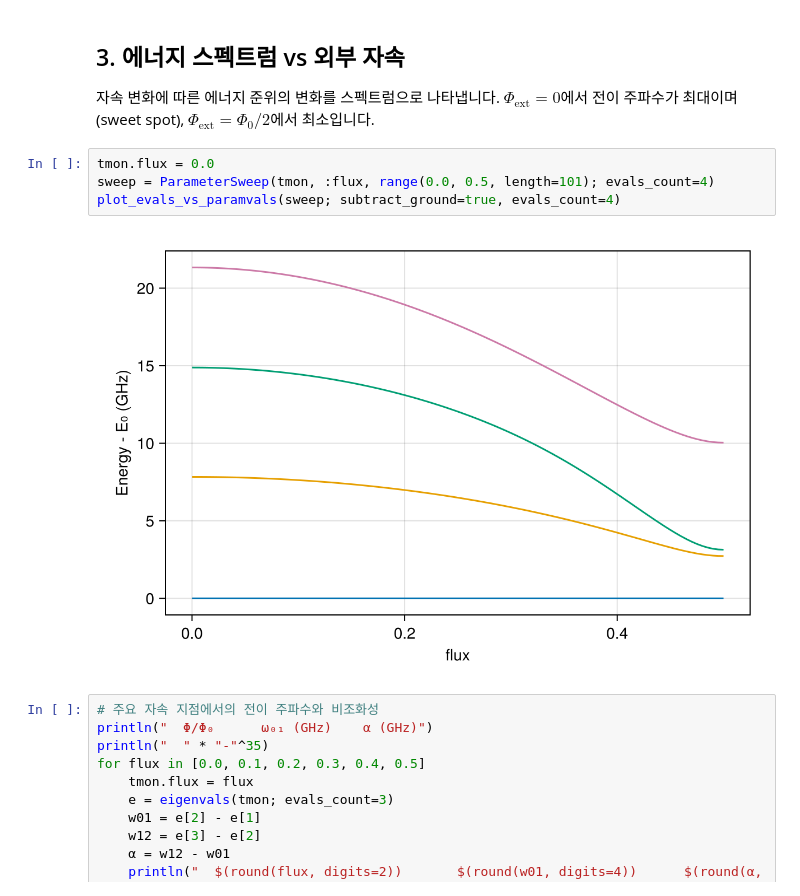
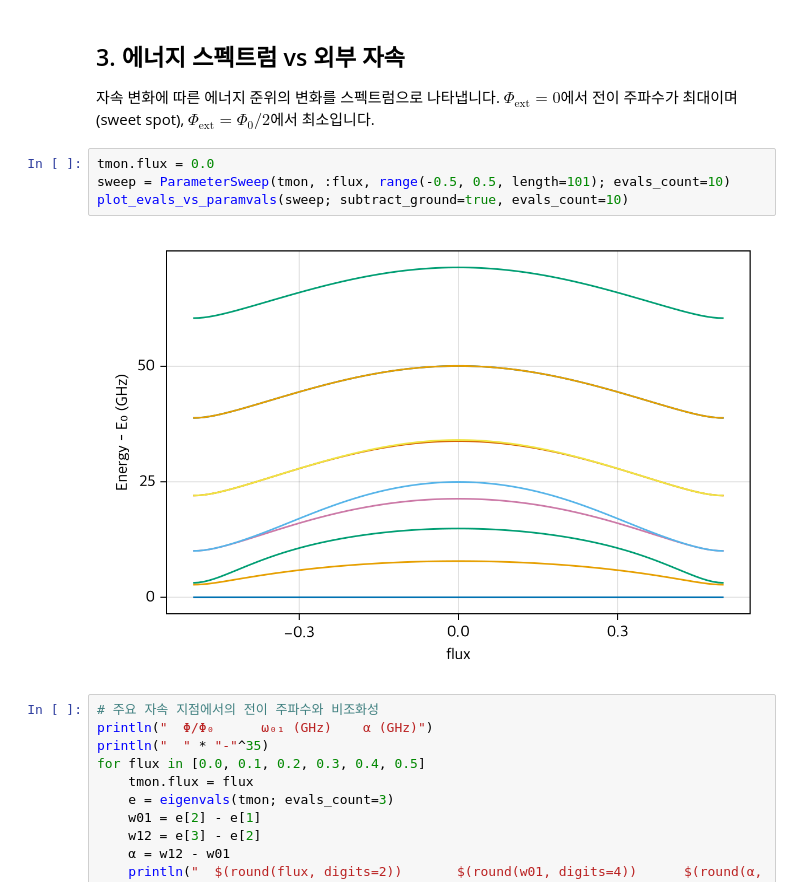
Before and after one commit to yalgaeahn/scqubitsMimic.jl, a Jupyter notebook: examples/demo_tunable_transmon.ipynb, the cells around one changed output. Drawn from its saved outputs; the diff is of its cells as text.

```diff
--- a/examples/demo_tunable_transmon.ipynb
+++ b/examples/demo_tunable_transmon.ipynb
@@ -71,10 +74,10 @@ ComputePipeline.ResolveException{ErrorException}: Failed to resolve arg1:
 자속 변화에 따른 에너지 준위의 변화를 스펙트럼으로 나타냅니다. $\Phi_{\text{ext}} = 0$에서 전이 주파수가 최대이며 (sweet spot), $\Phi_{\text{ext}} = \Phi_0/2$에서 최소입니다.
 # %%
 tmon.flux = 0.0
-sweep = ParameterSweep(tmon, :flux, range(0.0, 0.5, length=101); evals_count=4)
-plot_evals_vs_paramvals(sweep; subtract_ground=true, evals_count=4)
+sweep = ParameterSweep(tmon, :flux, range(-0.5, 0.5, length=101); evals_count=10)
+plot_evals_vs_paramvals(sweep; subtract_ground=true, evals_count=10)
 # %% [output]
-[figure, old version]
+[figure, new version]
 # %%
 # 주요 자속 지점에서의 전이 주파수와 비조화성
 println("  Φ/Φ₀      ω₀₁ (GHz)    α (GHz)")
```
Also changed, not shown: parts of 6 cells of this notebook, 13 other files.
